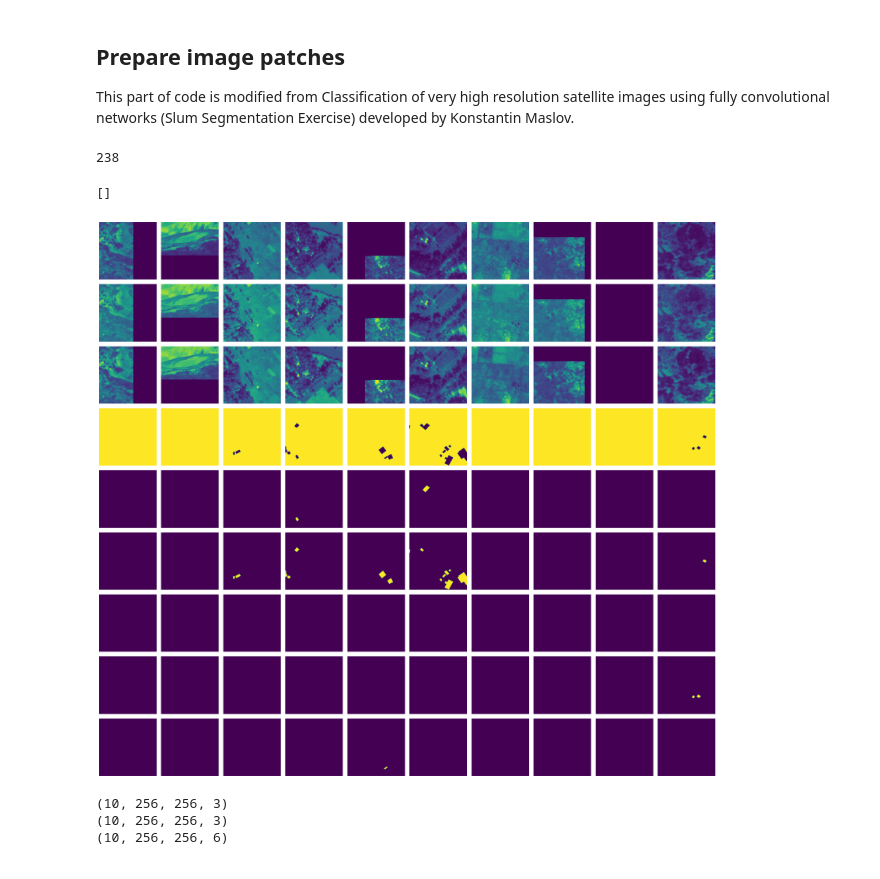
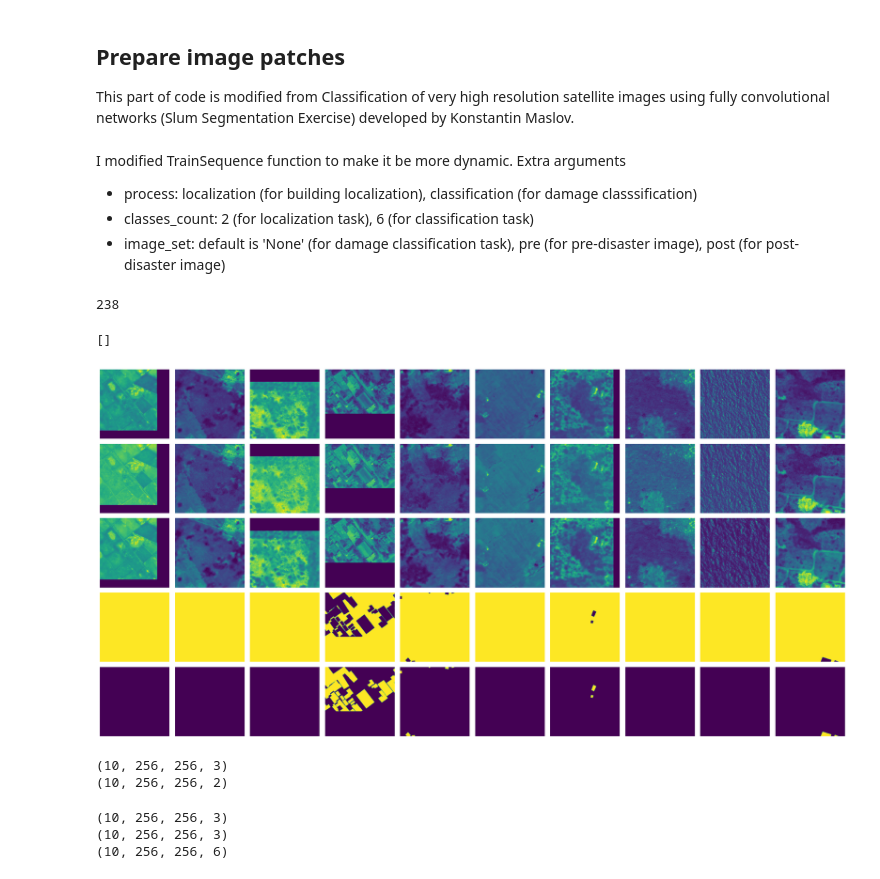
Before and after one commit to japanj/building-damage-assessment, a Jupyter notebook: building_damage_assessment.ipynb, the cells around one changed output. Cells and saved outputs as stored; diff of their text form; code cells hidden in the pictures.

Commit message:
make TrainSequence function be more dynamic

```diff
--- a/building_damage_assessment.ipynb
+++ b/building_damage_assessment.ipynb
@@ -136,7 +136,6 @@ This part of code is modified from Classification of very high resolution satell
 # %%
 # define constants
 BANDS_COUNT = 3
-CLASSES_COUNT = 6
 
 PATCH_SIZE = 256
 BATCH_SIZE = 10
@@ -153,11 +152,11 @@ def read_image(image_path):
             image_arr[:, :, band_idx] = band_arr
     return image_arr
 
-def labels_to_onehot(labels_arr):
+def labels_to_onehot(labels_arr, classes_count):
     height, width, _ = labels_arr.shape
     labels_arr = labels_arr[:, :, 0]
-    labels_onehot = np.zeros((height, width, CLASSES_COUNT))
-    for class_idx in range(CLASSES_COUNT):
+    labels_onehot = np.zeros((height, width, classes_count))
+    for class_idx in range(classes_count):
         labels_onehot[:, :, class_idx][labels_arr == class_idx] = 1
     return labels_onehot
 
@@ -170,5 +169,11 @@ def pad_image_to_patch_size(image, patch_size=PATCH_SIZE):
     padded = np.zeros((target_height, target_width, depth))
     padded[pad_height:pad_height + height, pad_width:pad_width + width, :] = image
     return padded, (pad_height, pad_width)
+# %% [markdown]
+I modified TrainSequence function to make it be more dynamic.
+Extra arguments
+- process: localization (for building localization), classification (for damage classsification)
+- classes_count: 2 (for localization task), 6 (for classification task)
+- image_set: default is 'None' (for damage classification task), pre (for pre-disaster image), post (for post-disaster image)
 # %%
 class TrainSequence(kutils.Sequence):
@@ -246,25 +314,34 @@ class TrainSequence(kutils.Sequence):
 # %%
-train_sequence = TrainSequence('train', BATCH_SIZE, PATCH_SIZE, STEPS)
+CLASSES_COUNT = 2
+train_sequence = TrainSequence('train', BATCH_SIZE, PATCH_SIZE, STEPS, 'localization', CLASSES_COUNT, 'pre')
 
-pre_img, post_img, y = train_sequence[0]
+# pre_img, post_img, y = train_sequence[0]
+img, y = train_sequence[0]
 nrows, ncols = BANDS_COUNT + CLASSES_COUNT, BATCH_SIZE
 fig, axes = plt.subplots(nrows=nrows, ncols=ncols, figsize=(2*ncols, 2*nrows))
 
-for index, (x_item, y_item) in enumerate(zip(pre_img, y)):
+# for index, (x_item, y_item) in enumerate(zip(pre_img, y)):
+for index, (x_item, y_item) in enumerate(zip(img, y)):
     for row in range(BANDS_COUNT):
         axes[row][index].imshow(x_item[:, :, row])
         axes[row][index].axis("off")
     for class_index in range(CLASSES_COUNT):
         row = BANDS_COUNT + class_index
         axes[row][index].imshow(y_item[:, :, class_index], vmin=0, vmax=1)
         axes[row][index].axis("off")
 
 plt.tight_layout()
 plt.plot()
 # %% [output]
 238
 []
-[figure, old version]
+[figure, new version]
+# %%
+print(img.shape)
+print(y.shape)
+# %% [output]
+(10, 256, 256, 3)
+(10, 256, 256, 2)
 # %%
 print(pre_img.shape)
 print(post_img.shape)
```
Also changed, not shown: parts of 1 cell of this notebook.
